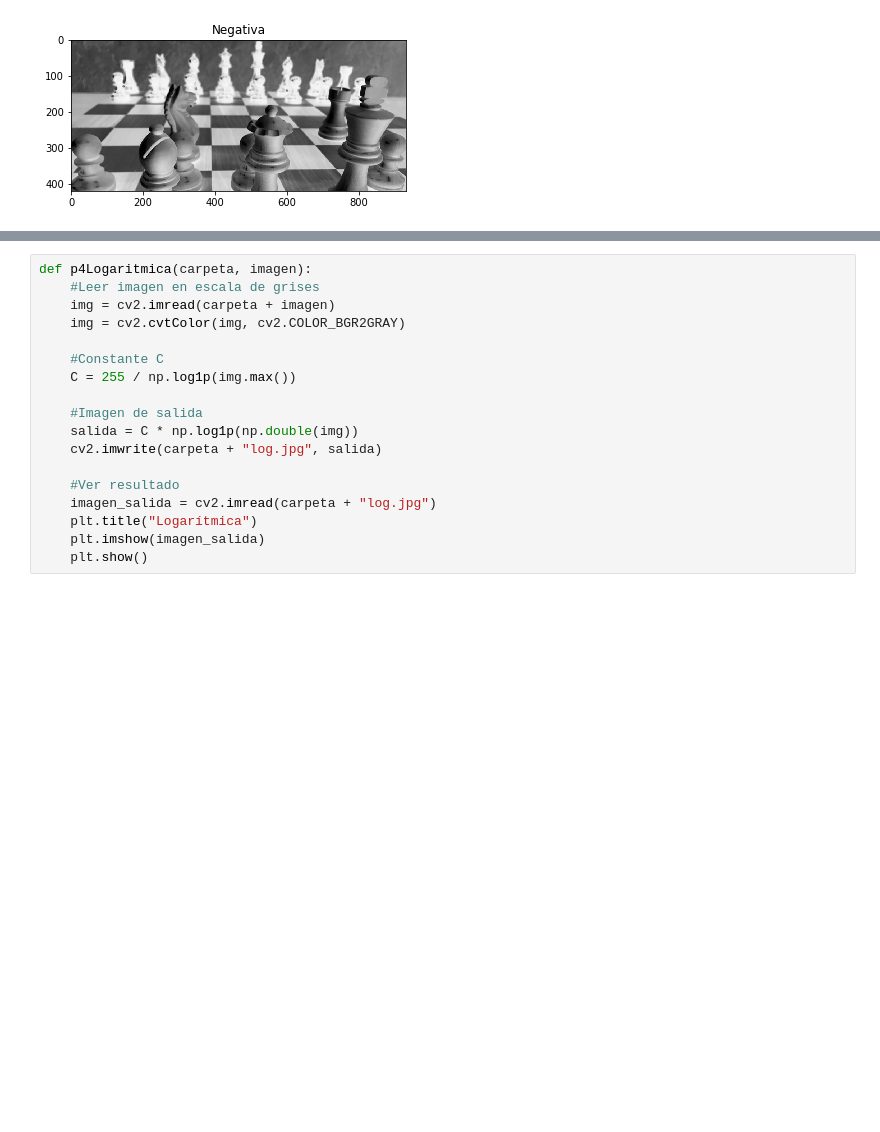
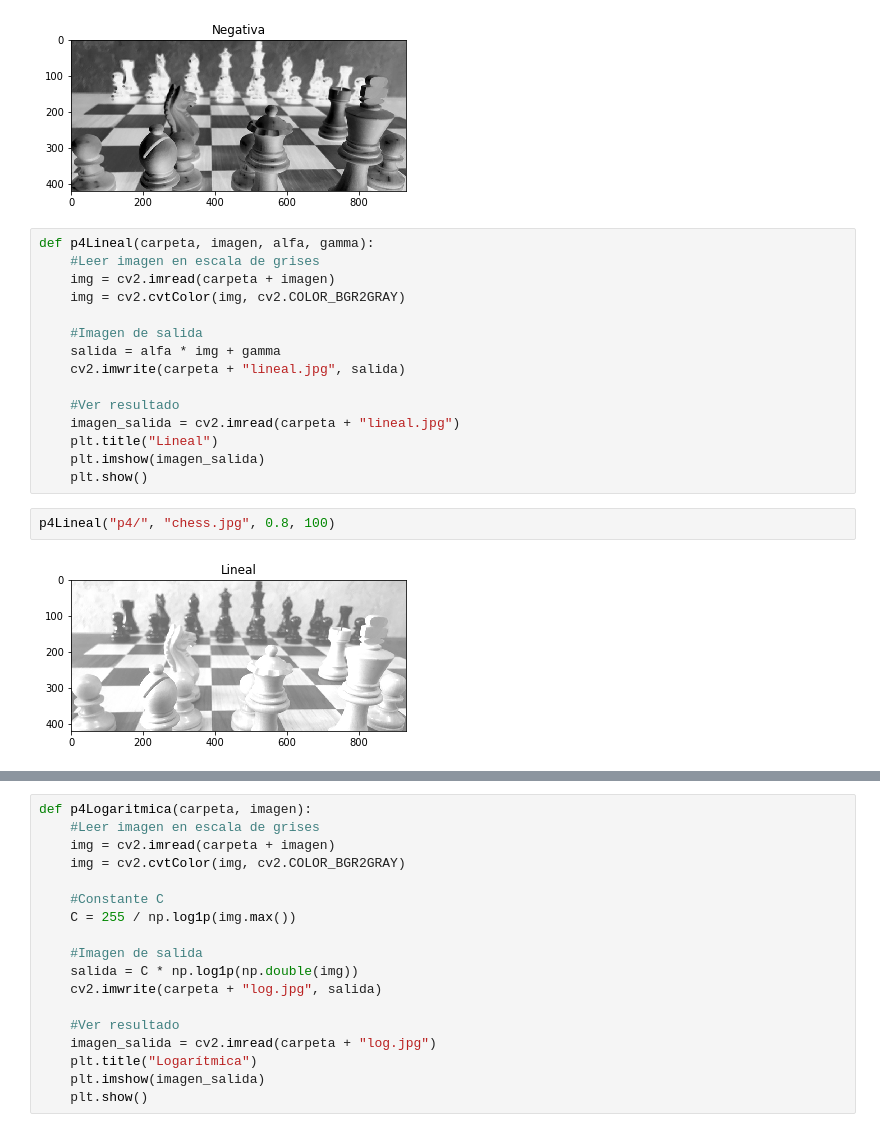
Before and after one commit to yaxha/mds-text-image-recognition, a Jupyter notebook: Lab2/lab2-binarizacion.ipynb, the cells around one changed output, grey strips where cells are left out. Cells and saved outputs as stored; diff of their text form; blank space fills up the shorter version.

```diff
--- a/Lab2/lab2-binarizacion.ipynb
+++ b/Lab2/lab2-binarizacion.ipynb
@@ -184,4 +184,23 @@ def p4Negativa(carpeta, imagen):
 p4Negativa("p4/", "chess.jpg")
 # %% [output]
 [figure]
+# %%
+def p4Lineal(carpeta, imagen, alfa, gamma):
+    #Leer imagen en escala de grises
+    img = cv2.imread(carpeta + imagen)
+    img = cv2.cvtColor(img, cv2.COLOR_BGR2GRAY)
+
+    #Imagen de salida
+    salida = alfa * img + gamma
+    cv2.imwrite(carpeta + "lineal.jpg", salida)
+
+    #Ver resultado
+    imagen_salida = cv2.imread(carpeta + "lineal.jpg")
+    plt.title("Lineal")
+    plt.imshow(imagen_salida)
+    plt.show()
+# %%
+p4Lineal("p4/", "chess.jpg", 0.8, 100)
+# %% [output]
+[figure, added]
 # %%
```
Also changed, not shown: parts of 2 cells of this notebook, 2 other files.
